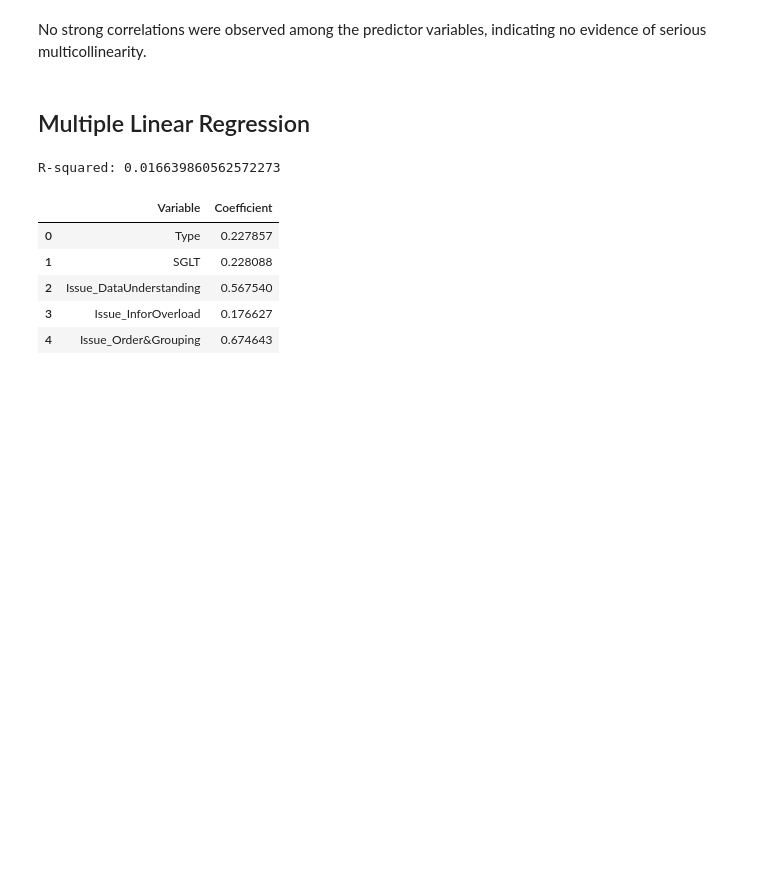
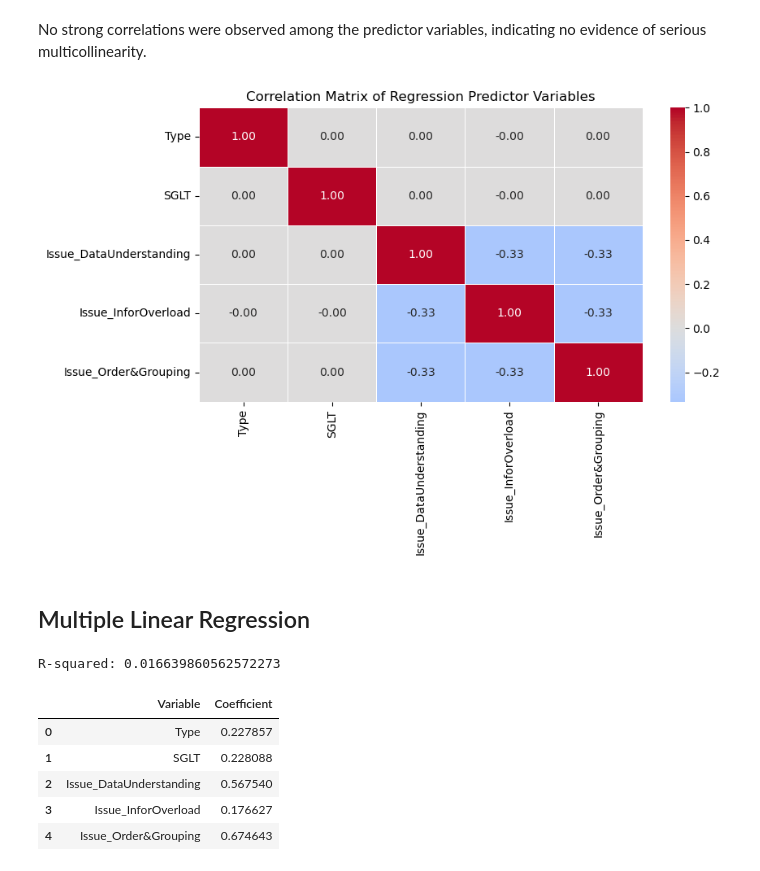
Before and after one commit to Chakuunaa/Evaluating-Dashboard-Design-Effectiveness-in-Data-Analytics, a Jupyter notebook: notebooks/01_Dissertation_Analysis.ipynb, the cells around one changed output. Cells and saved outputs as stored; diff of their text form; code cells hidden in the pictures; blank space fills up the shorter version.

```diff
--- a/notebooks/01_Dissertation_Analysis.ipynb
+++ b/notebooks/01_Dissertation_Analysis.ipynb
@@ -822,3 +818,23 @@ Each participant contributed 16 observations, indicating a repeated-measures str
 #### Initial Regression Model for Assumption Testing
 
 An initial multiple linear regression model was fitted to generate residuals for testing the regression assumptions.
+# %%
+# Define predictor variables for regression
+
+X = data_process[
+    [
+        "Type",
+        "SGLT",
+        "Issue_DataUnderstanding",
+        "Issue_InforOverload",
+        "Issue_Order&Grouping"
+    ]
+]
+
+# Define target variable
+y = data_process["avg_all"]
+
+print("X shape:", X.shape)
+print("y shape:", y.shape)
+
+X.head()
@@ -915,6 +940,28 @@ X.corr()
 | Issue_Order&Grouping | 2.162061e-18 | 2.237444e-18 | -3.333333e-01 | -3.333333e-01 | 1.000000e+00 |
 # %% [markdown]
 No strong correlations were observed among the predictor variables, indicating no evidence of serious multicollinearity.
+# %%
+# Correlation Heatmap for Regression Predictor Variables
+
+import matplotlib.pyplot as plt
+import seaborn as sns
+
+plt.figure(figsize=(9, 6))
+
+sns.heatmap(
+    X.corr(),
+    annot=True,
+    fmt=".2f",
+    cmap="coolwarm",
+    center=0,
+    linewidths=0.5
+)
+
+plt.title("Correlation Matrix of Regression Predictor Variables")
+plt.tight_layout()
+plt.show()
+# %% [output]
+[figure, added]
 # %% [markdown]
 ## Multiple Linear Regression
 # %%
```
Also changed, not shown: parts of 14 cells of this notebook, 2 other files.
